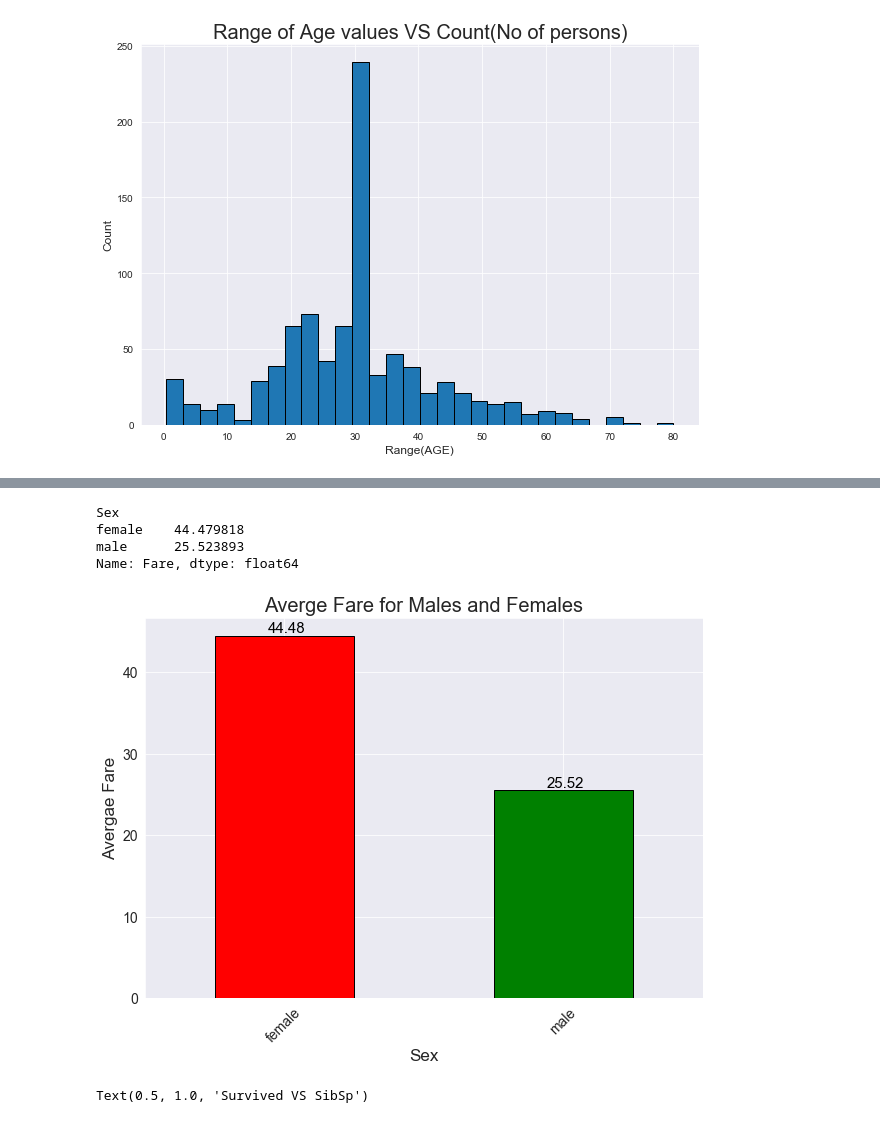
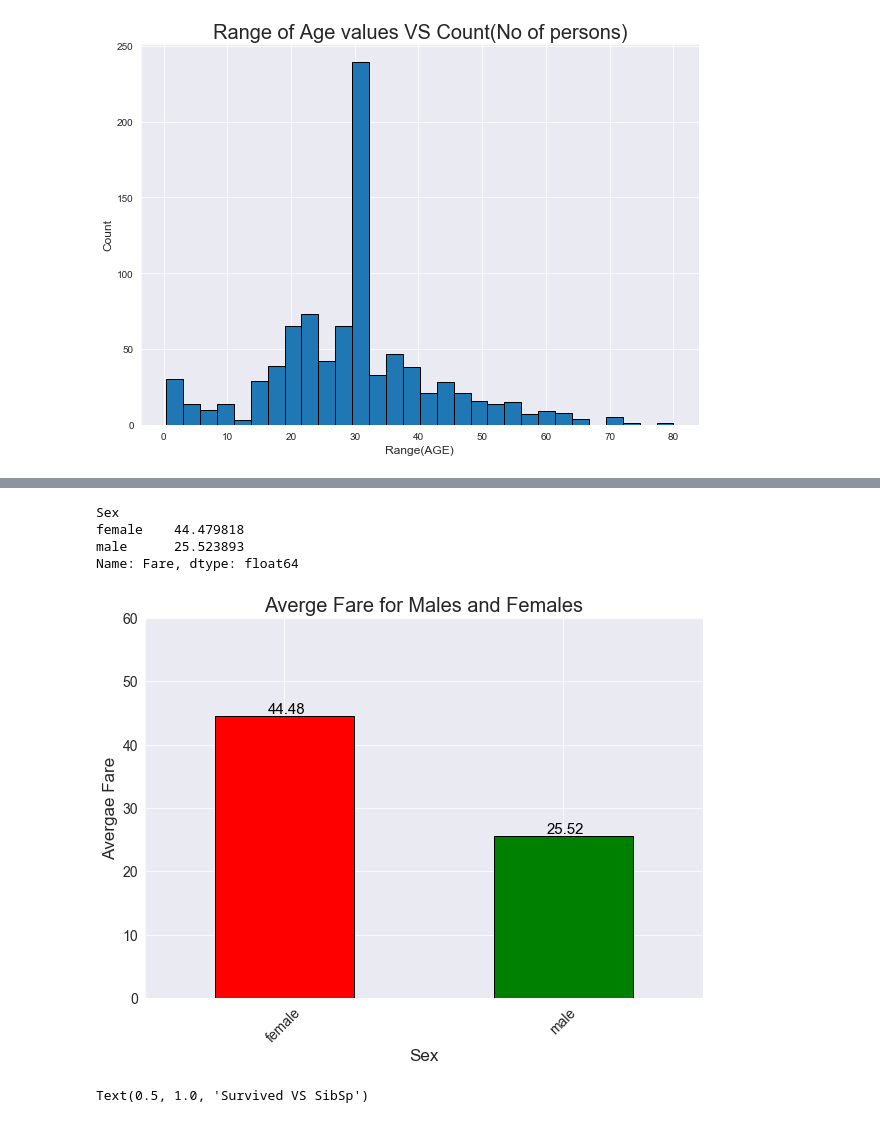
Before and after one commit to KJKR73/Titanic-Dset, a Jupyter notebook: Titanic Dataset Visual.ipynb, the cells around one changed output, grey strips where cells are left out. Drawn from its saved outputs; the diff is of its cells as text; code cells hidden in the pictures.

```diff
--- a/Titanic Dataset Visual.ipynb
+++ b/Titanic Dataset Visual.ipynb
@@ -187,3 +191,32 @@ plt.ylabel('Count', fontsize = 12)
 # %% [output]
 Text(0, 0.5, 'Count')
 [figure]
+# %%
+def get_title(string):
+    if '.' in string:
+        return string.split(',')[1].split('.')[0].strip()
+    else:
+        return 'N.F'
+def replace_titles(x):
+    title = x['Title']
+    if title in ['Capt', 'Col', 'Don', 'Jonkheer', 'Major', 'Rev', 'Sir']:
+        return 'Mr'
+    elif title in ['the Countess', 'Mme', 'Lady']:
+        return 'Mrs'
+    elif title in ['Mlle', 'Ms']:
+        return 'Miss'
+    elif title =='Dr':
+        if x['Sex']=='male':
+            return 'Mr'
+        else:
+            return 'Mrs'
+    else:
+        return title
+
+
+dataset['Title'] = dataset['Name'].apply(get_title)
+temp_title = dataset.apply(replace_titles, axis = 1)
+temp_title.value_counts()
+data_sur = dataset[dataset['Survived'] == 1]
+survived_title = data_sur.apply(replace_titles, axis = 1)
+survived_title.value_counts()
@@ -190,20 +252,21 @@ Text(0, 0.5, 'Count')
 # %%
 data_sur_fare = dataset.groupby('Sex').Fare.mean()
 print(data_sur_fare)
 ax_sur_fare = data_sur_fare.plot.bar(edgecolor = 'Black',fontsize = 12, figsize =(10,7), color = ['Red', 'Green'])
 plt.title('Averge Fare for Males and Females', fontsize = 20)
 plt.xlabel('Sex', fontdict = {'fontsize':17})
 plt.ylabel('Avergae Fare', fontdict={'fontsize':17})
+plt.yticks(range(0,70,10))
 plt.xticks(rotation = 45)
 plt.tick_params(labelsize = 14)
 for i in ax_sur_fare.patches:
     ax_sur_fare.text(i.get_x()+0.19, i.get_height() + 0.4, str(round(i.get_height(),2)) , fontsize = 15 , color = 'Black')
 # %% [output]
 Sex
 female    44.479818
 male      25.523893
 Name: Fare, dtype: float64
-[figure, old version]
+[figure, new version]
 # %%
 plt.figure(figsize = (10,7))
 sns.violinplot(dataset['Survived'], dataset['SibSp'], )
```
Also changed, not shown: parts of 33 cells of this notebook.
